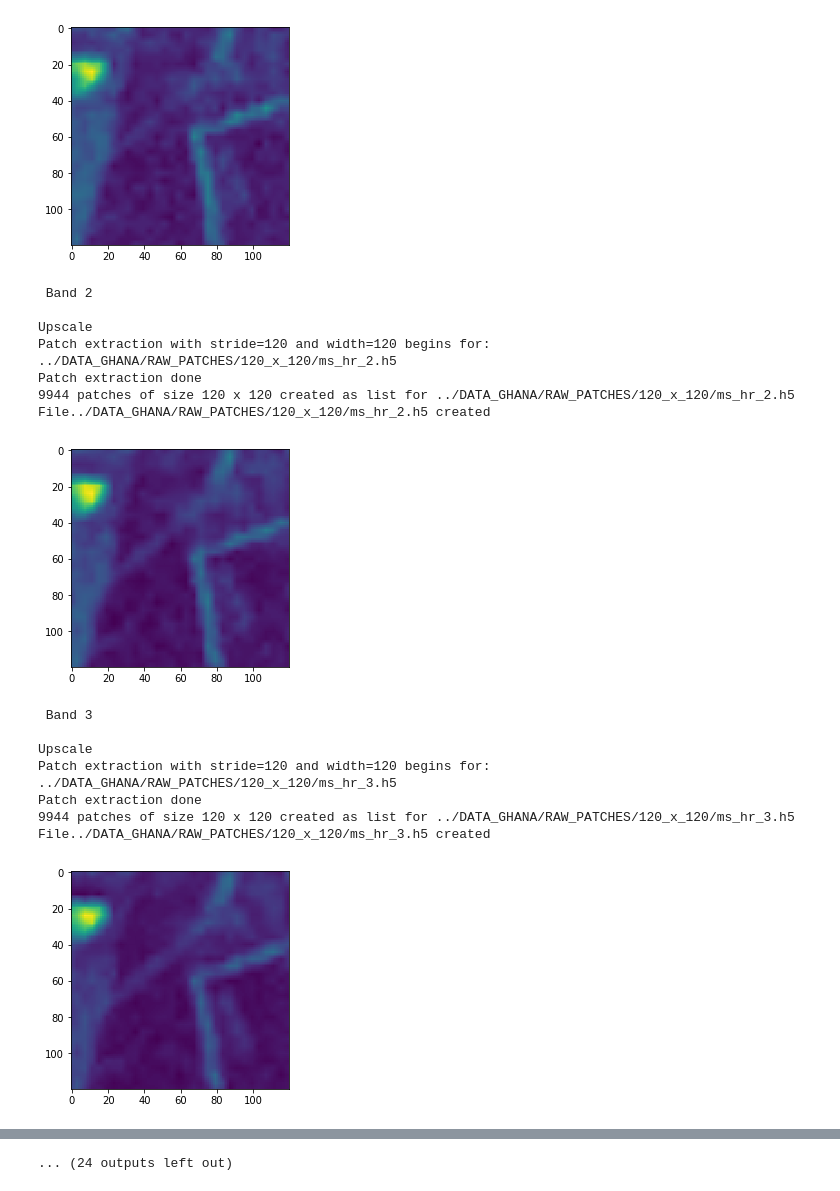
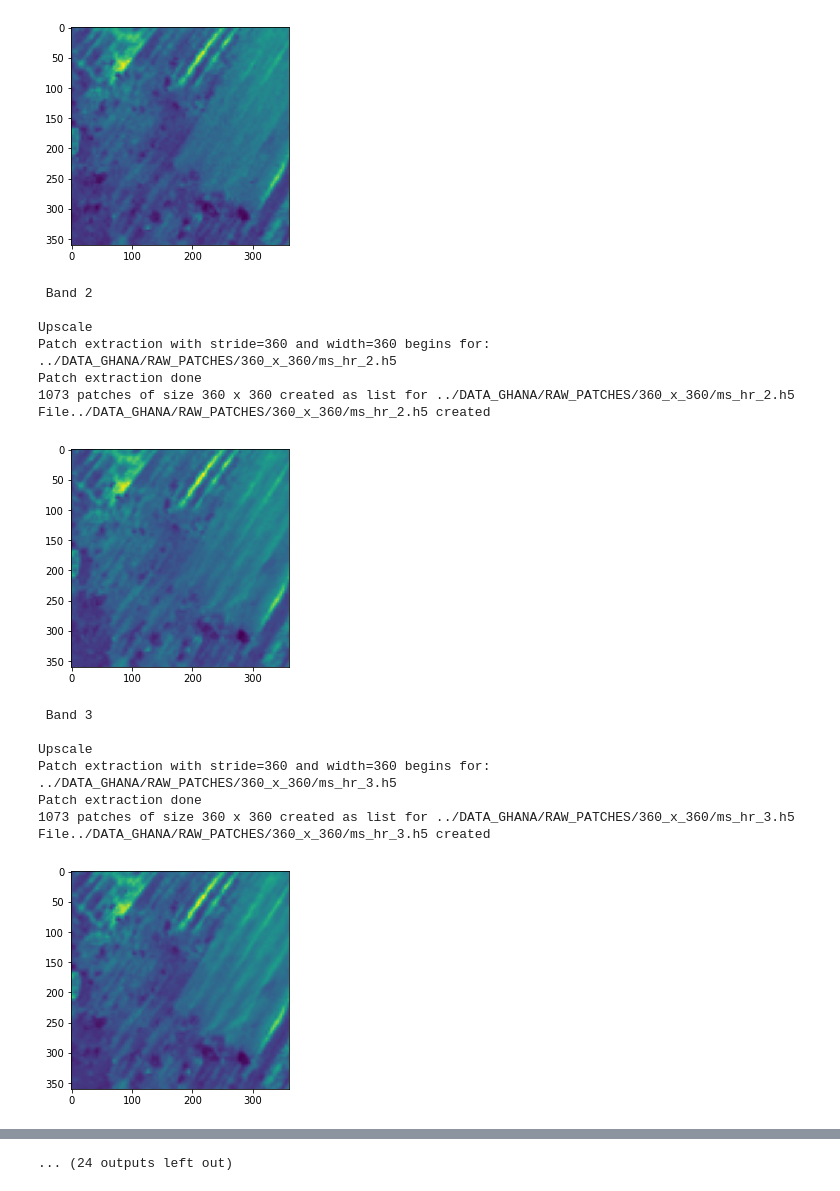
Before and after one commit to melissande/master_thesis, a Jupyter notebook: patche_extraction_nb.ipynb, the cells around one changed output, grey strips where cells are left out. Saved outputs shown, nothing was run; the diff lists cells and outputs as text; code cells hidden in the pictures.

```diff
--- a/patche_extraction_nb.ipynb
+++ b/patche_extraction_nb.ipynb
@@ -17,8 +17,8 @@ NAME_PANSHARP='pansharp.tif'
 NAME_MS='ms.tif'
 NAME_LABELS='groundtruth.png'
 
-WIDTH=120
-STRIDE=120
+WIDTH=360
+STRIDE=360
 # %%
 def prepare_ms_hr(ms_lr,size_hr):
     '''
@@ -26,6 +26,7 @@ def prepare_ms_hr(ms_lr,size_hr):
     :ms_lr input image to upsample
     :size_hr to upsample the Low Resolution MS image to the dimension of the High Resolution panchromatic image
     '''
+    tf.reset_default_graph()
     ms_ph=tf.placeholder(tf.float64, [ms_lr.shape[0],ms_lr.shape[1],ms_lr.shape[2],ms_lr.shape[3]], name='ms_placeholder')
     ms_hr=tf.image.resize_images(ms_ph, [size_hr[0], size_hr[1]])
     ms_hr=tf.cast(ms_hr,tf.float64,name='cast_ms_hr')
@@ -41,6 +42,7 @@ def extract_patches(data,width,stride,path_out):
     :width dimensiton of the patch
     :stride stride of patch selection on the image
     '''
+    tf.reset_default_graph()
     print('Patch extraction with stride=%d and width=%d begins for: %s'%(stride,width,path_out) )
     data_pl=tf.placeholder(tf.float64, [data.shape[0],data.shape[1],data.shape[2],data.shape[3]], name='data_placeholder')
     data_o=tf.extract_image_patches(images=data_pl,ksizes=[1,width,width,1],strides=[1,stride,stride,1],rates=[1,1,1,1],padding='VALID')
@@ -63,7 +65,7 @@ def save_patches(data,path_out):
 if __name__ == '__main__':
     path='../DATA_GHANA/RAW_DATA/'
 
-    path_patches='../DATA_GHANA/RAW_PATCHES/120_x_120/'
+    path_patches='../DATA_GHANA/RAW_PATCHES/360_x_360/'
     if not os.path.exists(path_patches):
             os.makedirs(path_patches)
 
@@ -121,7 +123,6 @@ if __name__ == '__main__':
     for i in range(pansharpened.shape[2]):
         print('\n Band %d \n'%i)
         pansharpened_i=pansharpened[:,:,i]
-        print('Upscale')
         pansharpened_i=extract_patches(pansharpened_i[newaxis,:,:,newaxis],WIDTH,STRIDE,path_patches+'pansharpened_'+str(i)+'.h5')
         pansharpened_i=pansharpened_i[keep]
         save_patches(pansharpened_i,path_patches+'pansharpened_'+str(i)+'.h5')
@@ -173,20 +174,20 @@ File../DATA_GHANA/RAW_PATCHES/120_x_120/ms_hr_1.h5 created
-[figure, old version]
+[figure, new version]
  Band 2
 
 Upscale
-Patch extraction with stride=120 and width=120 begins for: ../DATA_GHANA/RAW_PATCHES/120_x_120/ms_hr_2.h5
+Patch extraction with stride=360 and width=360 begins for: ../DATA_GHANA/RAW_PATCHES/360_x_360/ms_hr_2.h5
 Patch extraction done
-9944 patches of size 120 x 120 created as list for ../DATA_GHANA/RAW_PATCHES/120_x_120/ms_hr_2.h5
-File../DATA_GHANA/RAW_PATCHES/120_x_120/ms_hr_2.h5 created
+1073 patches of size 360 x 360 created as list for ../DATA_GHANA/RAW_PATCHES/360_x_360/ms_hr_2.h5
+File../DATA_GHANA/RAW_PATCHES/360_x_360/ms_hr_2.h5 created
-[figure, old version]
+[figure, new version]
  Band 3
 
 Upscale
-Patch extraction with stride=120 and width=120 begins for: ../DATA_GHANA/RAW_PATCHES/120_x_120/ms_hr_3.h5
+Patch extraction with stride=360 and width=360 begins for: ../DATA_GHANA/RAW_PATCHES/360_x_360/ms_hr_3.h5
 Patch extraction done
-9944 patches of size 120 x 120 created as list for ../DATA_GHANA/RAW_PATCHES/120_x_120/ms_hr_3.h5
-File../DATA_GHANA/RAW_PATCHES/120_x_120/ms_hr_3.h5 created
+1073 patches of size 360 x 360 created as list for ../DATA_GHANA/RAW_PATCHES/360_x_360/ms_hr_3.h5
+File../DATA_GHANA/RAW_PATCHES/360_x_360/ms_hr_3.h5 created
-[figure, old version]
+[figure, new version]
  Band 4
 
 Upscale
```
Also changed, not shown: parts of 1 cell of this notebook, 11 other files.
